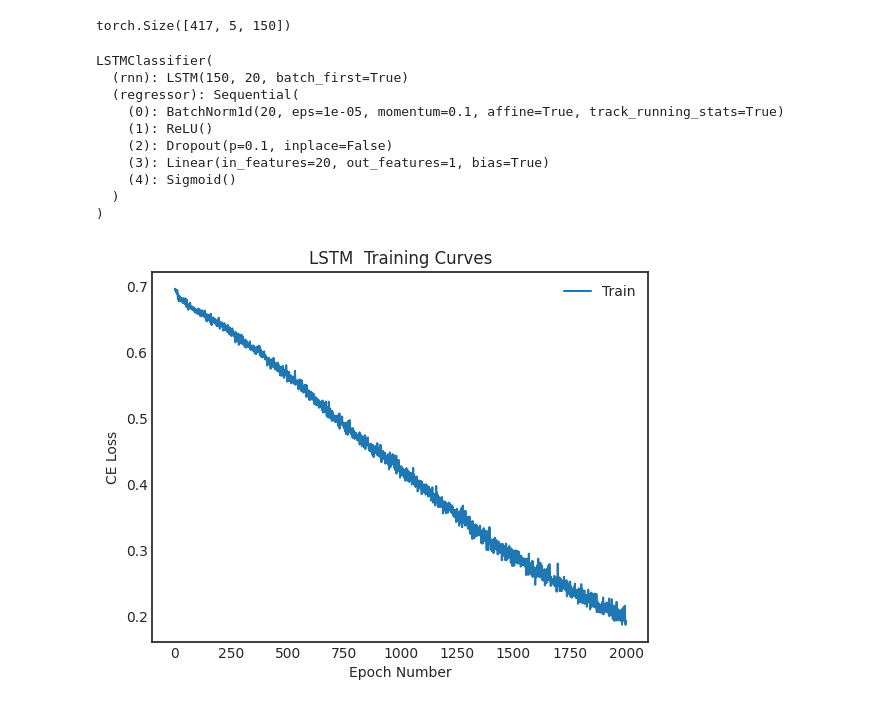
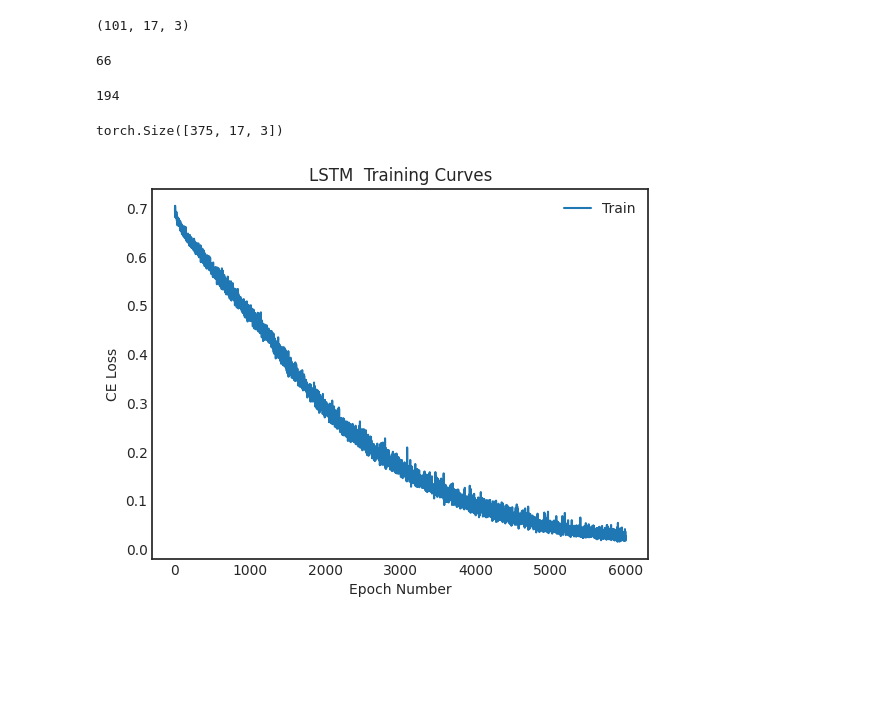
Before and after one commit to smilejennyyu/Delivery-Readiness, a Jupyter notebook: lstm.ipynb, the cells around one changed output. Drawn from its saved outputs; the diff is of its cells as text; code cells hidden in the pictures; blank space fills up the shorter version.

```diff
--- a/lstm.ipynb
+++ b/lstm.ipynb
@@ -192,9 +192,9 @@ def evaluate_model(model, x_test, y_test):
     return y_pred, predictions
 # %%
 import pickle
-with open('data/5min/train.pickle', 'rb') as handle:
+with open('data/daily/train_10days.pickle', 'rb') as handle:
     train = pickle.load(handle)
-with open('data/5min/test.pickle', 'rb') as handle:
+with open('data/daily/test_10days.pickle', 'rb') as handle:
     test = pickle.load(handle)
 # %%
 from sklearn.preprocessing import StandardScaler
@@ -216,3 +216,15 @@ X_train.shape #(sample size, #feature, #time steps)
+# %%
+X_test.shape
+# %% [output]
+(101, 17, 3)
+# %%
+len(set(test['uid']))
+# %% [output]
+66
+# %%
+len(y_train) - np.count_nonzero(y_train) + len(y_test) - np.count_nonzero(y_test)
+# %% [output]
+194
 # %%
 from torch.utils.data import TensorDataset
 
@@ -244,29 +256,17 @@ test_dataloader = DataLoader(
 # %%
 X_train_scaled.shape
 # %% [output]
-torch.Size([417, 5, 150])
+torch.Size([375, 17, 3])
 # %%
 model = LSTMClassifier(X_train.shape[2], #num features
                 1, #num classes,
                 20, #hidden size
                 rnn="lstm" #rnn type
            )
 model.to(device)
+model, history = train_model(model, train_dataloader, 6000, 1e-2)
 # %% [output]
-LSTMClassifier(
-  (rnn): LSTM(150, 20, batch_first=True)
-  (regressor): Sequential(
-    (0): BatchNorm1d(20, eps=1e-05, momentum=0.1, affine=True, track_running_stats=True)
-    (1): ReLU()
-    (2): Dropout(p=0.1, inplace=False)
-    (3): Linear(in_features=20, out_features=1, bias=True)
-    (4): Sigmoid()
-  )
-)
+[figure, added]
-# %%
-model, history = train_model(model, train_dataloader, 2000, 1e-3)
-# %% [output]
-[figure, removed]
 # %%
 y_pred, output = evaluate_model(model, X_test_scaled, y_test)
 # %% [output]
```
Also changed, not shown: parts of 9 cells of this notebook, 14 other files.
